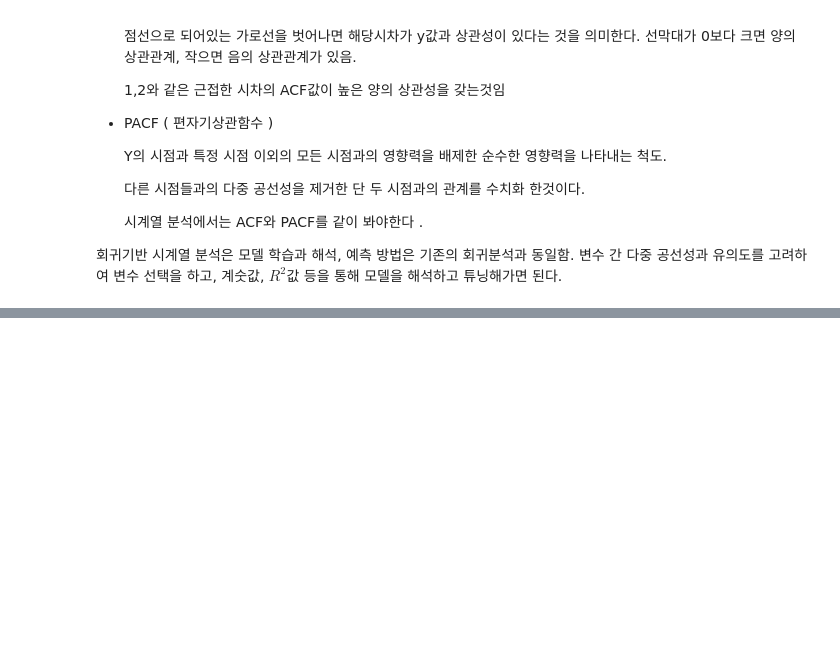
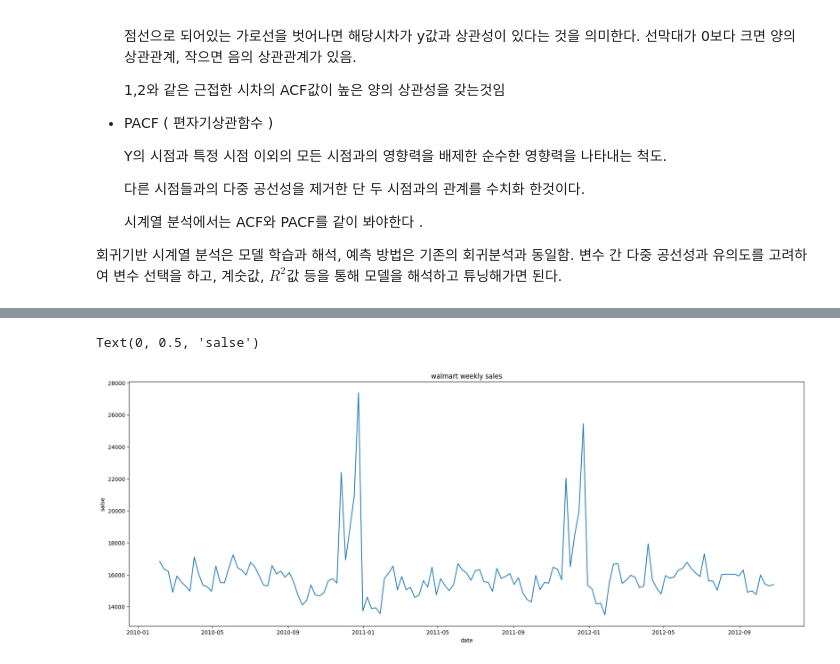
Before and after one commit to hamin971231/Mega_Data_Analysis, a Jupyter notebook: # 연습/스터디/스터디(8)_시계열분석.ipynb, the cells around one changed output, grey strips where cells are left out. Drawn from its saved outputs; the diff is of its cells as text; code cells hidden in the pictures; blank space fills up the shorter version.

```diff
--- a/# 연습/스터디/스터디(8)_시계열분석.ipynb
+++ b/# 연습/스터디/스터디(8)_시계열분석.ipynb
@@ -126,0 +168,33 @@ but 보통 시계열 데이터는 추세를 가지고 있으며, 일정한 패
+# %%
+## 주별 매출 집계 테이블 생성
+
+# date칼럼 날짜형식 변환
+
+df['Date2'] = pd.to_datetime(df['Date'])
+
+# 날짜 오름차순 정렬
+
+df = df.sort_values(by='Date2')
+
+# 연도 칼럼 생성
+df['Year'] = df['Date2'].dt.year
+
+# 집계 칼럼 함수 설정
+
+def func(df) :
+    df_sum = {}
+    df_sum['Weekly_Sales'] = df['Weekly_Sales'].mean()
+    ## 이걸 왜하노 온도인디
+    df_sum['Temperature'] = df['Temperature'].mean()
+    df_sum['Fuel_Price'] = df['Fuel_Price'].mean()
+    df_sum['IsHoliday'] = df['IsHoliday'].mean()
+    ## CPI = 소비자물가지수
+    ## 평균 소비자 물가지수 구하는것
+    df_sum['CPI'] =df["CPI"].mean()
+    ## Unemployment Index
+    df_sum['Unemployment'] = df['Unemployment'].mean()
+    return pd.Series(df_sum,index = ['Weekly_Sales','Temperature','Fuel_Price','IsHoliday','CPI','Unemployment'])
+## 근데 왜 합을 구하는지 모르것네 그냥 평균으로 할거임
+# 집계테이블
+
+df_agg = df.groupby(['Year','Date2']).apply(func).reset_index()
@@ -126,0 +217,15 @@ but 보통 시계열 데이터는 추세를 가지고 있으며, 일정한 패
+# %%
+### 정보를 평균값으로 가공
+
+## 전체 매출 추세 확인
+
+plt.figure(figsize=(22,8))
+
+plt.plot(df_agg.Date2,df_agg.Weekly_Sales)
+plt.title('walmart weekly sales')
+plt.xlabel('date')
+plt.ylabel('salse')
+### 연말에 장사 잘됌
+# %% [output]
+Text(0, 0.5, 'salse')
+[figure, added]
```
Also changed, not shown: parts of 12 cells of this notebook, 24 other files.
